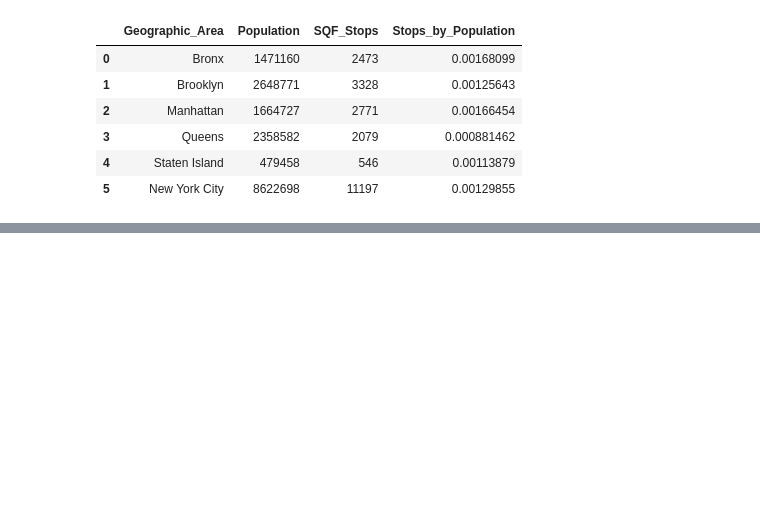
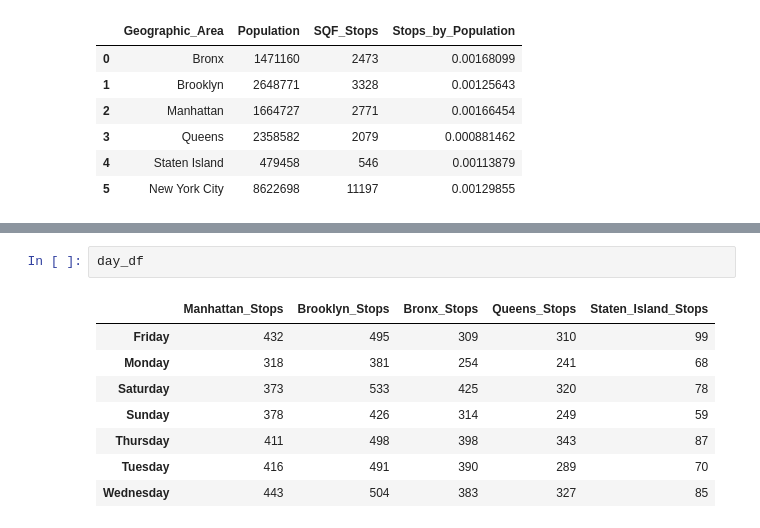
Before and after one commit to rachaelcamick/groupproject_sqf, a Jupyter notebook: rachael_cleaner_dataframe.ipynb, the cells around one changed output, grey strips where cells are left out. Cells and saved outputs as stored; diff of their text form; blank space fills up the shorter version.

```diff
--- a/rachael_cleaner_dataframe.ipynb
+++ b/rachael_cleaner_dataframe.ipynb
@@ -175,0 +224,11 @@ combined_df
+# %%
+day_df
+# %% [output]
+|  | Manhattan_Stops | Brooklyn_Stops | Bronx_Stops | Queens_Stops | Staten_Island_Stops |
+| Friday | 432 | 495 | 309 | 310 | 99 |
+| Monday | 318 | 381 | 254 | 241 | 68 |
+| Saturday | 373 | 533 | 425 | 320 | 78 |
+| Sunday | 378 | 426 | 314 | 249 | 59 |
+| Thursday | 411 | 498 | 398 | 343 | 87 |
+| Tuesday | 416 | 491 | 390 | 289 | 70 |
+| Wednesday | 443 | 504 | 383 | 327 | 85 |
```
Also changed, not shown: parts of 5 cells of this notebook.
